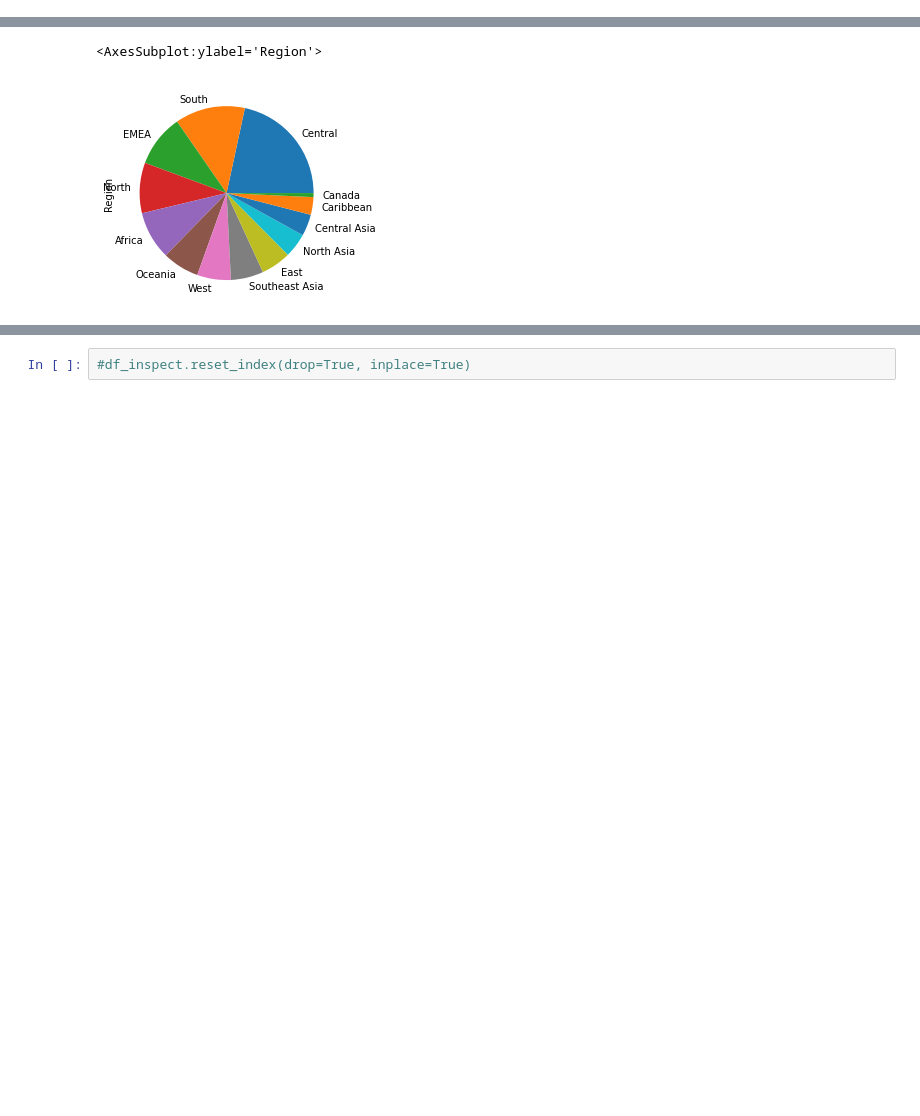
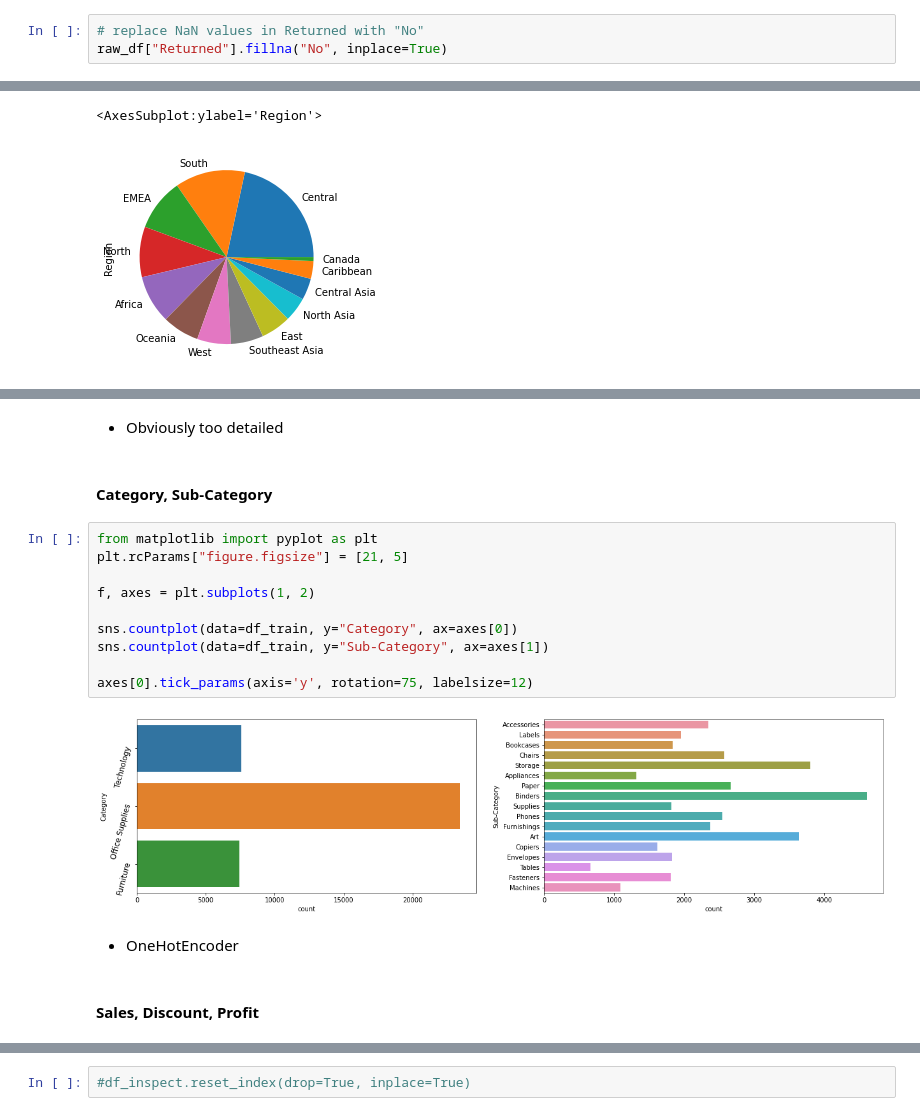
Before and after one commit to marc-ah/ml_superstore, a Jupyter notebook: scripts/inspection.ipynb, the cells around one changed output, grey strips where cells are left out. Saved outputs shown, nothing was run; the diff lists cells and outputs as text; blank space fills up the shorter version.

```diff
--- a/scripts/inspection.ipynb
+++ b/scripts/inspection.ipynb
@@ -80,6 +80,9 @@ Index(['Row ID', 'Order ID', 'Order Date', 'Ship Date', 'Ship Mode',
        'Sub-Category', 'Product Name', 'Sales', 'Quantity', 'Discount',
        'Profit', 'Shipping Cost', 'Order Priority', 'Returned'],
       dtype='object')
+# %%
+# replace NaN values in Returned with "No"
+raw_df["Returned"].fillna("No", inplace=True)
 # %%
 # remove obviously useless columns
 raw_df.drop(columns="Row ID", inplace=True)
@@ -353,0 +337,20 @@ sns.histplot(df_train["Profit"]).set(yscale="log")
+# %% [markdown]
+* Obviously too detailed
+# %% [markdown]
+#### Category, Sub-Category
+# %%
+from matplotlib import pyplot as plt
+plt.rcParams["figure.figsize"] = [21, 5]
+
+f, axes = plt.subplots(1, 2)
+
+sns.countplot(data=df_train, y="Category", ax=axes[0])
+sns.countplot(data=df_train, y="Sub-Category", ax=axes[1])
+
+axes[0].tick_params(axis='y', rotation=75, labelsize=12)
+# %% [output]
+[figure, added]
+# %% [markdown]
+* OneHotEncoder
+# %% [markdown]
+#### Sales, Discount, Profit
```
Also changed, not shown: parts of 72 cells of this notebook, 1 other file.
